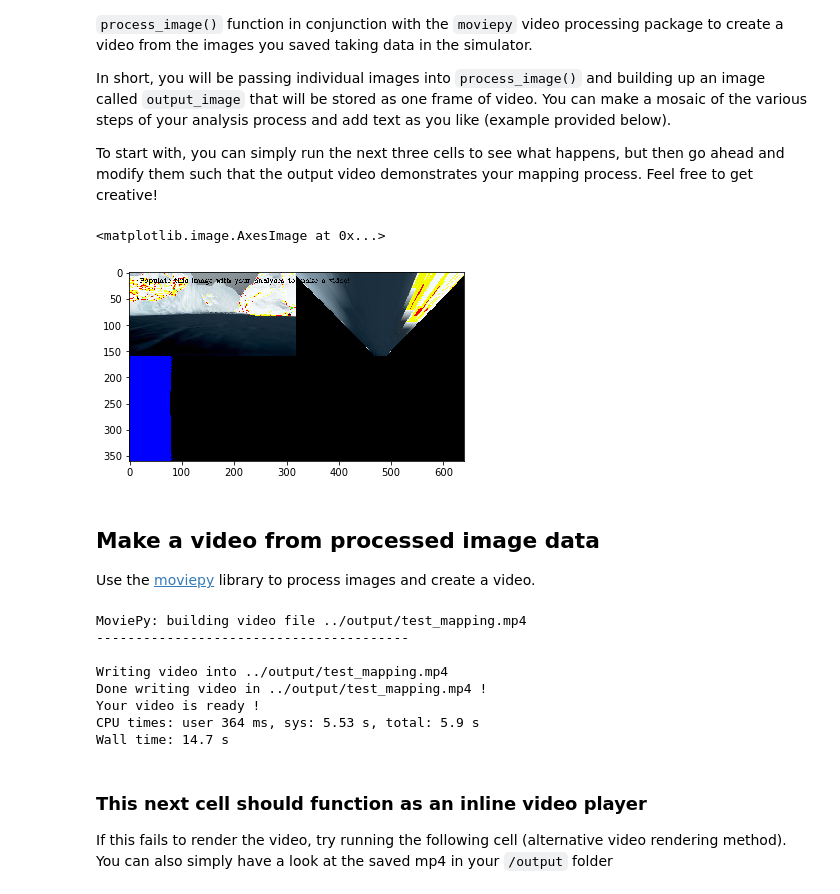
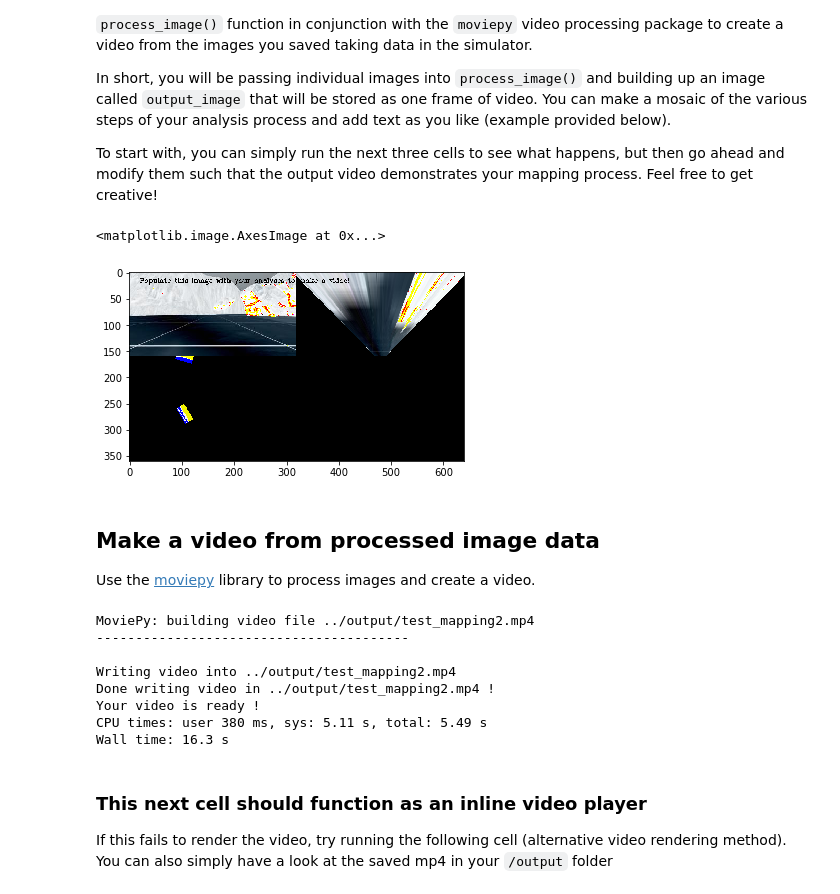
Before and after one commit to moe-elsadig/RoboND-P1, a Jupyter notebook: code/Rover_Project_Test_Notebook.ipynb, the cells around one changed output. Cells and saved outputs as stored; diff of their text form; code cells hidden in the pictures.

```diff
--- a/code/Rover_Project_Test_Notebook.ipynb
+++ b/code/Rover_Project_Test_Notebook.ipynb
@@ -96,7 +96,7 @@
                  [image.shape[1]/2+5, image.shape[0]+5],
                  [image.shape[1]/2+5, image.shape[0]-10]])
 
-warped = perspect_transform(grid_img, source, destination)
+warped = perspect_transform(rock_img, source, destination)
 plt.imshow(warped)
 #scipy.misc.imsave('../output/warped_example.jpg', warped)
 # %% [output]
@@ -141,7 +141,7 @@ def color_thresh(img, rgb_thresh=(-1, -1, -1), r=200 , g=150 , b=150):
     # Create an array of zeros same xy size as img, but single channel
     navigable = np.zeros_like(img[:,:,0])
     obstacle = np.zeros_like(img[:,:,0])
-    specimen = np.zeros_like(img[:,:,0])
+    rock = np.zeros_like(img[:,:,0])
 
     # Require that each pixel be above all three threshold values in RGB
     # above_thresh will now contain a boolean array with "True"
@@ -154,17 +154,21 @@ def color_thresh(img, rgb_thresh=(-1, -1, -1), r=200 , g=150 , b=150):
                 & (img[:,:,1] < g) \
                 & (img[:,:,2] < b)
 
+    rock_thresh = (img[:,:,0] > 75) \
+                & (img[:,:,1] > 75) \
+                & (img[:,:,2] < 50)
     # Index the array of zeros with the boolean array and set to 1
     navigable[above_thresh] = 1
     obstacle[below_thresh] = 1
+    rock[rock_thresh] = 1
 
-    plt.imshow(navigable, cmap='gray') # Uncomment when using interact in the above cell to see the results
+#     plt.imshow(rock, cmap='gray') # Uncomment when using interact in the above cell to see the results
 #     plt.clf()
 
     # Return the binary image
-    return navigable, obstacle
+    return navigable, obstacle, rock
 
-nav_terrain, obs_terrain = color_thresh(warped, (150, 150, 150))
+nav_terrain, obs_terrain, rocks = color_thresh(warped, (150, 150, 150))
 plt.imshow(nav_terrain)
 #scipy.misc.imsave('../output/warped_threshed.jpg', threshed*255)
 # %% [output]
@@ -316,18 +319,17 @@ In short, you will be passing individual images into `process_image()` and build
 
 To start with, you can simply run the next three cells to see what happens, but then go ahead and modify them such that the output video demonstrates your mapping process.  Feel free to get creative!
 # %%
-
 # Define a function to pass stored images to
 # reading rover position and yaw angle from csv file
 # This function will be used by moviepy to create an output video
 def process_image(img):
+
     # Example of how to use the Databucket() object defined above
     # to print the current x, y and yaw values
     # print(data.xpos[data.count], data.ypos[data.count], data.yaw[data.count])
 
     # TODO:
     # 1) Define source and destination points for perspective transform
-    dst_size = 5
     source = np.float32([[120, 95],
                  [10, img.shape[0]-20],
                  [img.shape[1]-10, img.shape[0]-20],
@@ -341,61 +343,71 @@ def process_image(img):
     warped = perspect_transform(img, source, destination)
 
     # 3) Apply color threshold to identify navigable terrain/obstacles/rock samples
-    nav_threshed, obs_threshed = color_thresh(img)
+    nav_terrain, obstacles, rocks = color_thresh(img)
 
     # 4) Convert thresholded image pixel values to rover-centric coords
-    xpix, ypix = rover_coords(nav_threshed)
+    nav_xpix, nav_ypix = rover_coords(nav_terrain)
+    obs_xpix, obs_ypix = rover_coords(obstacles)
+    rock_xpix, rock_ypix = rover_coords(rocks)
 
     # 5) Convert rover-centric pixel values to world coords
-    dist, angles = to_polar_coords(xpix, ypix)
+    nav_dists, nav_angles = to_polar_coords(nav_xpix, nav_ypix)
+    obs_dists, obs_angles = to_polar_coords(obs_xpix, obs_ypix)
+    rock_dists, rock_angles = to_polar_coords(rock_xpix, rock_ypix)
 
     # 6) Update worldmap (to be displayed on right side of screen)
         # Example: data.worldmap[obstacle_y_world, obstacle_x_world, 0] += 1
         #          data.worldmap[rock_y_world, rock_x_world, 1] += 1
         #          data.worldmap[navigable_y_world, navigable_x_world, 2] += 1
-    mean_dir = np.mean(angles)
-    scale = 1
-    world_size = 20
 
-    for i in range(len(xpix)):
+    xpos = data.xpos[data.count]
+    ypos = data.ypos[data.count]
+    yaw = data.yaw[data.count]
+    world_size = 200
+    scale = 10
 
-#         data.worldmap[obstacle_y_world, obstacle_x_world, 0] += 1
-#         data.worldmap[rock_y_world, rock_x_world, 1] += 1
-        navigable_x_world = np.int(xpix[i])
-        navigable_y_world = np.int(ypix[i])
-        data.worldmap[navigable_y_world, navigable_x_world, 2] += 1
+    nav_xpix_world, nav_ypix_world = pix_to_world(nav_xpix, nav_ypix, xpos, ypos, yaw, world_size, scale)
+    obs_xpix_world, obs_ypix_world = pix_to_world(obs_xpix, obs_ypix, xpos, ypos, yaw, world_size, scale)
+    rock_xpix_world, rock_ypix_world = pix_to_world(obs_xpix, obs_ypix, xpos, ypos, yaw, world_size, scale)
 
-#     print(dist.shape, angles.shape, xpix.shape)
-#     xpix_w, ypix_w = pix_to_world(xpix, ypix, xpos, ypos, yaw, world_size, scale)
+    data.worldmap[nav_ypix_world, nav_xpix_world, 2] += 1
+    data.worldmap[obs_ypix_world, obs_xpix_world, 0] += 1
+    data.worldmap[rock_ypix_world, rock_xpix_world, 1] += 1
 
-    # 7) Make a mosaic image, below is some example code
+    # 7) Make a mosaic image, below is some example code.
+
         # First create a blank image (can be whatever shape you like)
     output_image = np.zeros((img.shape[0] + data.worldmap.shape[0], img.shape[1]*2, 3))
+
         # Next you can populate regions of the image with various output
         # Here I'm putting the original image in the upper left hand corner
     output_image[0:img.shape[0], 0:img.shape[1]] = img
 
         # Let's create more images to add to the mosaic, first a warped image
     warped = perspect_transform(img, source, destination)
+
         # Add the warped image in the upper right hand corner
     output_image[0:img.shape[0], img.shape[1]:] = warped
 
         # Overlay worldmap with ground truth map
     map_add = cv2.addWeighted(data.worldmap, 1, data.ground_truth, 0.5, 0)
+
         # Flip map overlay so y-axis points upward and add to output_image
     output_image[img.shape[0]:, 0:data.worldmap.shape[1]] = np.flipud(map_add)
 
 
         # Then putting some text over the image
     cv2.putText(output_image,"Populate this image with your analyses to make a video!", (20, 20),
                 cv2.FONT_HERSHEY_COMPLEX, 0.4, (255, 255, 255), 1)
     data.count += 1 # Keep track of the index in the Databucket()
 
     return output_image
-plt.imshow(process_image(image))
+
+
+plt.imshow(process_image(grid_img))
 # %% [output]
 <matplotlib.image.AxesImage at 0x...>
-[figure, old version]
+[figure, new version]
 # %% [markdown]
 ## Make a video from processed image data
 Use the [moviepy](https://zulko.github.io/moviepy/) library to process images and create a video.
@@ -406,21 +418,21 @@ from moviepy.editor import ImageSequenceClip
 
 
 # Define pathname to save the output video
-output = '../output/test_mapping.mp4'
+output = '../output/test_mapping2.mp4'
 data = Databucket() # Re-initialize data in case you're running this cell multiple times
 clip = ImageSequenceClip(data.images, fps=60) # Note: output video will be sped up because
                                           # recording rate in simulator is fps=25
 new_clip = clip.fl_image(process_image) #NOTE: this function expects color images!!
 %time new_clip.write_videofile(output, audio=False)
 # %% [output]
-MoviePy: building video file ../output/test_mapping.mp4
+MoviePy: building video file ../output/test_mapping2.mp4
 ----------------------------------------
 
-Writing video into ../output/test_mapping.mp4
-Done writing video in ../output/test_mapping.mp4 !
+Writing video into ../output/test_mapping2.mp4
+Done writing video in ../output/test_mapping2.mp4 !
 Your video is ready !
-CPU times: user 364 ms, sys: 5.53 s, total: 5.9 s
-Wall time: 14.7 s
+CPU times: user 380 ms, sys: 5.11 s, total: 5.49 s
+Wall time: 16.3 s
 # %% [markdown]
 ### This next cell should function as an inline video player
 If this fails to render the video, try running the following cell (alternative video rendering method).  You can also simply have a look at the saved mp4 in your `/output` folder
```
Also changed, not shown: parts of 5 cells of this notebook, 1 other file.
